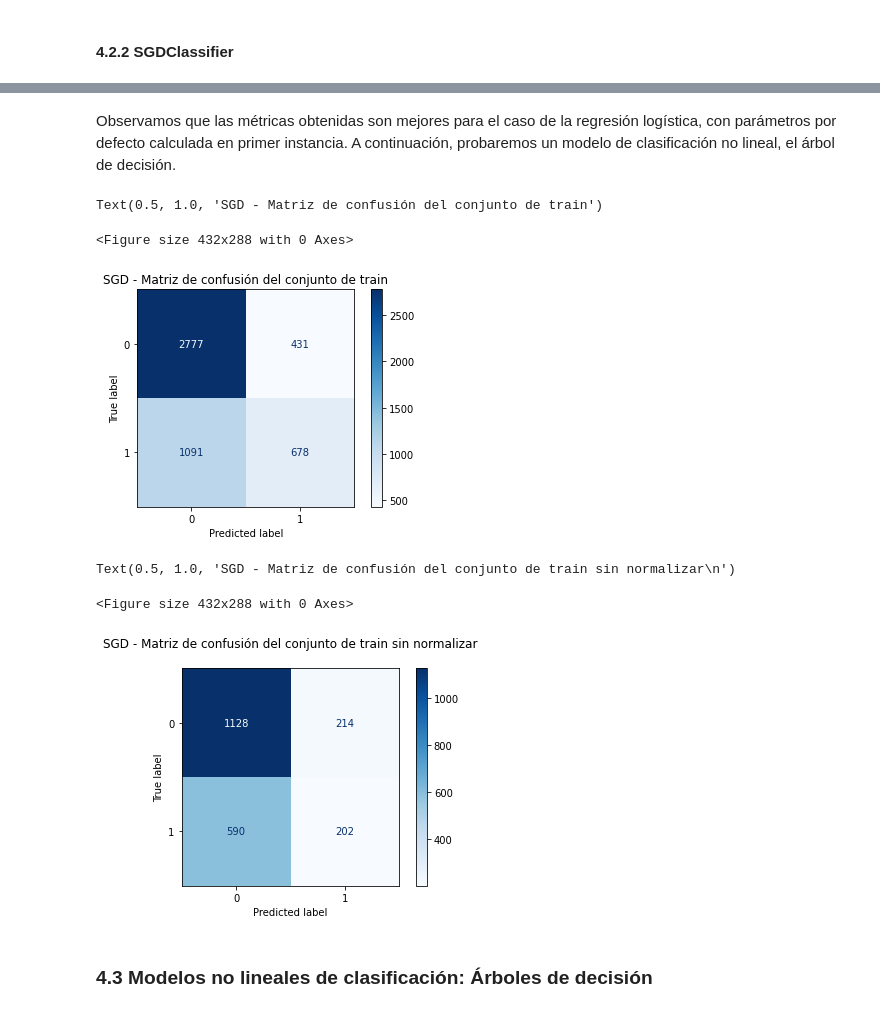
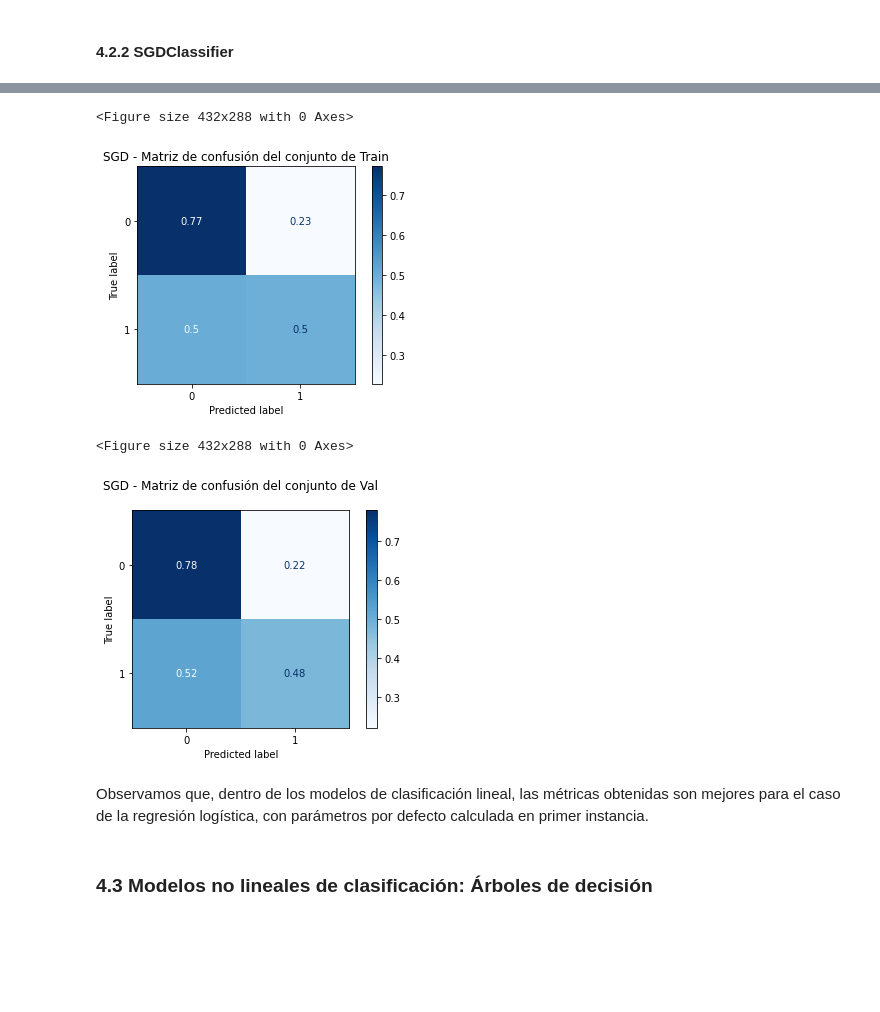
Before and after one commit to MDiplo2021/IntroAprendizajeAutomatico, a Jupyter notebook: notebooks/Grupo2/trabajo_practico_3_grupo2.ipynb, the cells around one changed output, grey strips where cells are left out. Saved outputs shown, nothing was run; the diff lists cells and outputs as text; code cells hidden in the pictures; blank space fills up the shorter version.

```diff
--- a/notebooks/Grupo2/trabajo_practico_3_grupo2.ipynb
+++ b/notebooks/Grupo2/trabajo_practico_3_grupo2.ipynb
@@ -287,0 +308,30 @@ Dimensión de conjunto de test para clasificación: ((403, 26), (403,))
+# %%
+df = df.drop(['anio_mes_cupon'], axis=1)
+
+X = df[df['o_mes'] < 10]
+
+X_r = X.drop(['monto_ajustado'], axis=1)
+X_c = X.drop(['fg_aumentado', 'monto_ajustado'], axis=1)
+
+# El conjunto de test se toma usando los datos de los ultimos 2 meses.
+X_test_r = X_r[X_r['o_mes'] >= X_r['o_mes'].max()]
+X_train_val_r = X_r[X_r['o_mes'] < X_r['o_mes'].max()]
+X_test_c = X_c[X_c['o_mes'] >= X_c['o_mes'].max()]
+X_train_val_c = X_c[X_c['o_mes'] < X_c['o_mes'].max()]
+
+y_reg_test = X[X['o_mes'] >= X['o_mes'].max()]['monto_ajustado']
+y_reg_train = X[X['o_mes'] < X['o_mes'].max()]['monto_ajustado']
+
+y_cla_test = X[X['o_mes'] >= X['o_mes'].max()]['fg_aumentado']
+y_cla_train = X[X['o_mes'] < X['o_mes'].max()]['fg_aumentado']
+
+X_train_r, X_val_r, y_train_r, y_val_r = train_test_split(X_train_val_r, y_reg_train, test_size=0.3, random_state=0, shuffle=False)
+X_train_c, X_val_c, y_train_c, y_val_c = train_test_split(X_train_val_c, y_cla_train, test_size=0.3, random_state=0, shuffle=False)
+
+print("Dimensión de conjunto de entrenamiento para regresión:",(X_train_r.shape, y_train_r.shape))
+print("Dimensión de conjunto de validación para regresión:",(X_val_r.shape, y_val_r.shape))
+print("Dimensión de conjunto de test para regresión:",(X_test_r.shape, y_reg_test.shape))
+
+print("\nDimensión de conjunto de entrenamiento para clasificación:",(X_train_c.shape, y_train_c.shape))
+print("Dimensión de conjunto de validación para clasificación:",(X_val_c.shape, y_val_c.shape))
+print("Dimensión de conjunto de test para clasificación:",(X_test_c.shape, y_cla_test.shape))
@@ -543,3 +693,3 @@ X_train_c.shape, y_train_c.shape
 # %%
-num_cols = np.array(['antig_cliente', 'monto_ajustado'])
-cat_cols = np.array(X_train_c.columns[4:])
+num_cols = np.array(['client__edad', 'client__antig','o_mes'])
+cat_cols = np.array(X_train_c.columns[3:-1])
@@ -650,6 +828,6 @@ Sin bien se intento normalizar los features, la predicción no era buena (no pre
 # %%
 scaler = StandardScaler()
 X_train_sgd = scaler.fit_transform(X_train_lreg)
-X_val_sgd = scaler.fit_transform(X_val_lreg)
+X_val_sgd = scaler.transform(X_val_lreg)
 X_train_sgd.shape, X_val_sgd.shape
 # %% [output]
@@ -664,7 +842,7 @@ param_grid = {
     #'max_iter': [1000, 2000, 5000]
 }
 
-model = SGDClassifier(random_state= 0)
+model = SGDClassifier(random_state= 0, shuffle=False)
 cv = GridSearchCV(model, param_grid, scoring='f1',cv=3)
 cv.fit(X_train_sgd, y_train_c)
 #cv.fit(X, y)
@@ -730,23 +908,23 @@ weighted avg       0.59      0.62      0.59      2134
-# %% [markdown]
-Observamos que las métricas obtenidas son mejores para el caso de la regresión logística, con parámetros por defecto calculada en primer instancia. A continuación, probaremos un modelo de clasificación no lineal, el árbol de decisión.
 # %%
 plt.figure()
 plot_confusion_matrix(estimator=clf_best, X=X_train_sgd, y_true=y_train_c,
-                      normalize=None, cmap='Blues', values_format='d').ax_ \
-                      .set_title('SGD - Matriz de confusión del conjunto de train')
+                      normalize='true', cmap='Blues').ax_ \
+                      .set_title('SGD - Matriz de confusión del conjunto de Train')
+plt.show()
 # %% [output]
-Text(0.5, 1.0, 'SGD - Matriz de confusión del conjunto de train')
+<Figure size 432x288 with 0 Axes>
-<Figure size 432x288 with 0 Axes>
-[figure, old version]
+[figure, new version]
 # %%
 plt.figure()
 plot_confusion_matrix(estimator=clf_best, X=X_val_sgd, y_true=y_val_c,
-                      normalize=None, cmap='Blues', values_format='d').ax_ \
-                      .set_title('SGD - Matriz de confusión del conjunto de train sin normalizar\n')
+                      normalize='true', cmap='Blues').ax_ \
+                      .set_title('SGD - Matriz de confusión del conjunto de Val\n')
+plt.show()
 # %% [output]
-Text(0.5, 1.0, 'SGD - Matriz de confusión del conjunto de train sin normalizar\n')
+<Figure size 432x288 with 0 Axes>
-<Figure size 432x288 with 0 Axes>
-[figure, old version]
+[figure, new version]
+# %% [markdown]
+Observamos que, dentro de los modelos de clasificación lineal, las métricas obtenidas son mejores para el caso de la regresión logística, con parámetros por defecto calculada en primer instancia.
 # %% [markdown]
 ### 4.3 Modelos no lineales de clasificación: Árboles de decisión
 # %%
```
Also changed, not shown: parts of 122 cells of this notebook, 2 other files.
